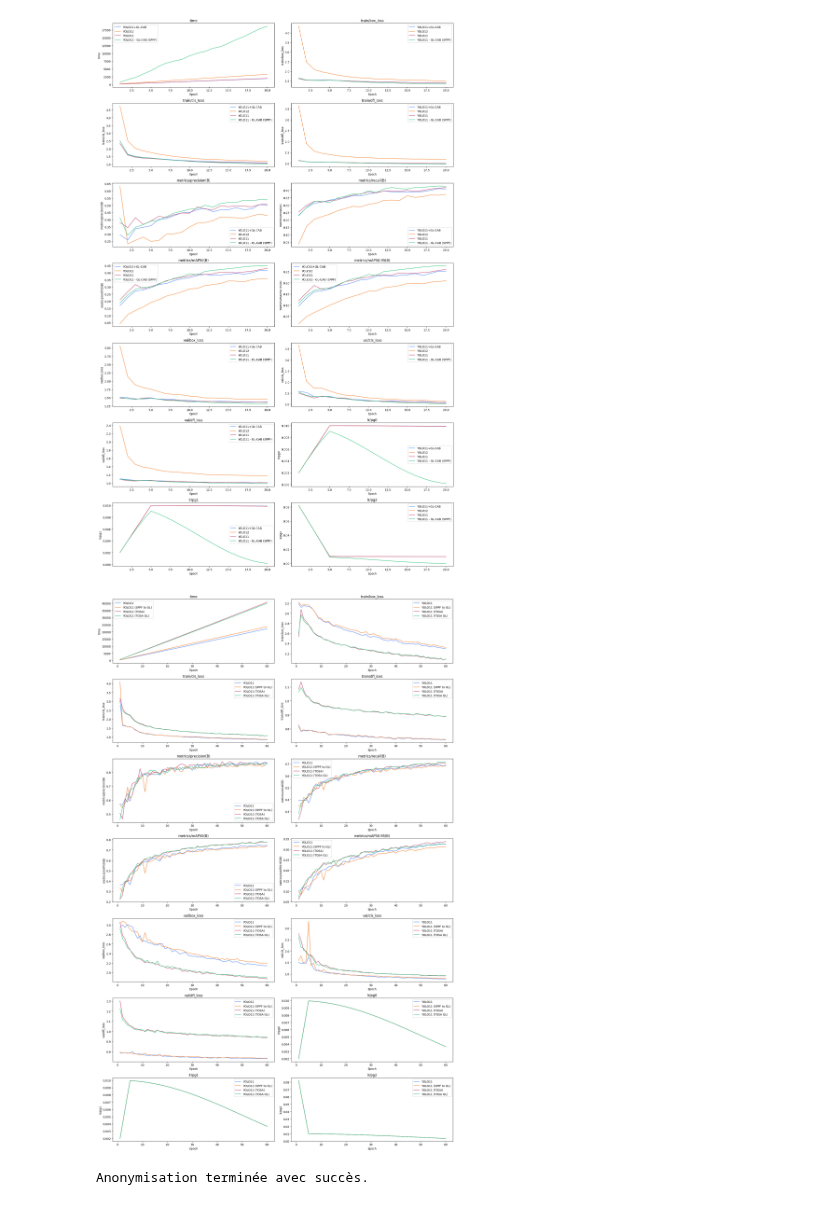
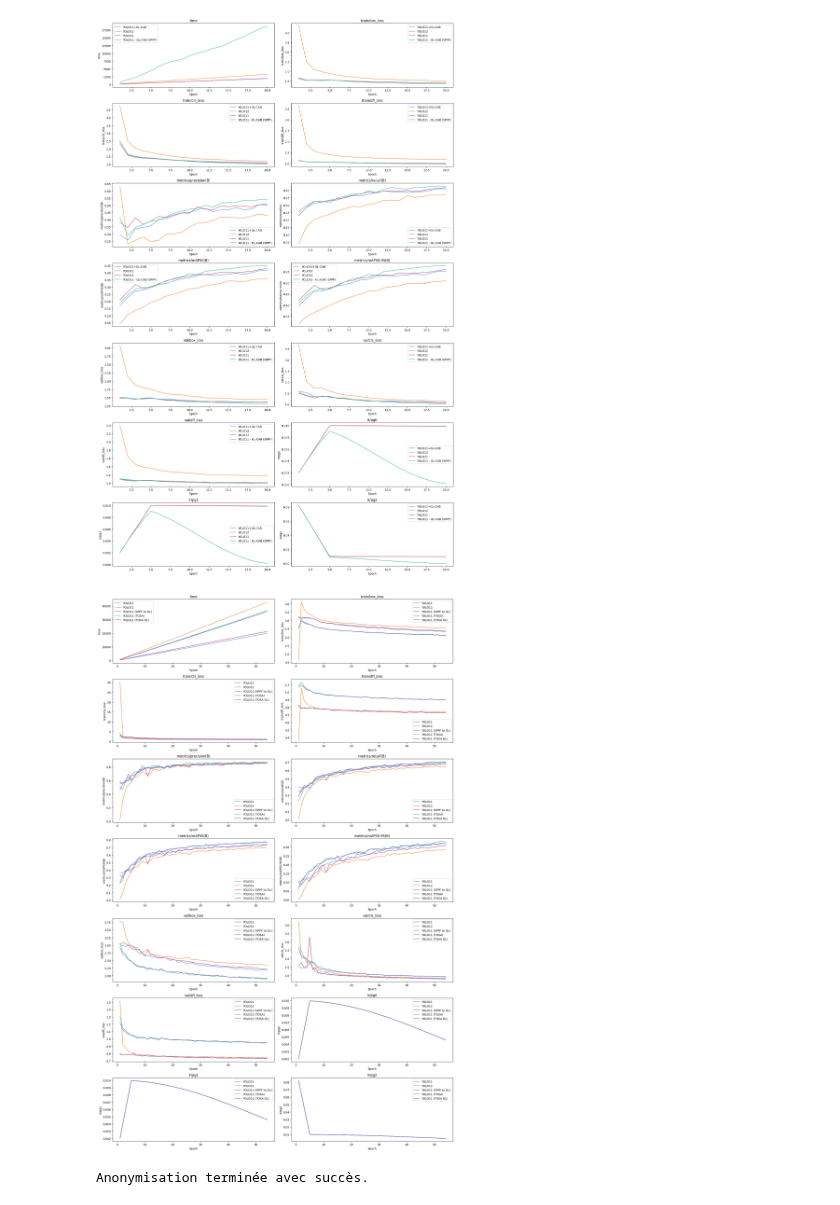
Before and after one commit to osiastossou/gl-yolo, a Jupyter notebook: analyse.ipynb, the cells around one changed output. Saved outputs shown, nothing was run; the diff lists cells and outputs as text; code cells hidden in the pictures.

Commit message:
feat: add Tosa GL

```diff
--- a/analyse.ipynb
+++ b/analyse.ipynb
@@ -165,13 +165,13 @@ import matplotlib.pyplot as plt
 
 # Charger les fichiers
 df_c2psa_gl = pd.read_csv("rs600/yolo11-glcab-full-MVA-300_1280.csv")
-df_y11 = pd.read_csv("rs600/yolo11-MVA-100.csv")[:60]
-df_y12 = pd.read_csv("rs600/yolo12-MVA-300_1280.csv")[:100]
+df_y11 = pd.read_csv("rs600/yolo11-MVA-100.csv")[:54]
+df_y12 = pd.read_csv("rs600/yolo12-MVA-100.csv")[:54]
 #df5 = pd.read_csv("rs600/yolo11-glcab-psa-MVA-300_1280.csv")[:20]
-df_sppf_gl = pd.read_csv("rs600/yolo11-sppf-gl-MVA-100.csv")[:60]
-df_sppf_gl_dw = pd.read_csv("rs600/yolo11-sppf-gl-dw-MVA-100.csv")[:60]
-df_tosa = pd.read_csv("rs600/yolo11-tosa-MVA-100.csv")[:60]
-df_tosa_gl = pd.read_csv("rs600/yolo11-tosa-gl-MVA-100.csv")[:60]
+df_sppf_gl = pd.read_csv("rs600/yolo11-sppf-gl-MVA-100.csv")[:54]
+df_sppf_gl_dw = pd.read_csv("rs600/yolo11-sppf-gl-dw-MVA-100.csv")[:54]
+df_tosa = pd.read_csv("rs600/yolo11-tosa-MVA-100.csv")[:54]
+df_tosa_gl = pd.read_csv("rs600/yolo11-tosa-gl-MVA-100.csv")[:54]
 
 
 
@@ -184,35 +184,35 @@ epochs = df_tosa_gl.iloc[:, 0]
 metrics = df_tosa_gl.columns[1:15]
 
 # Création des subplots (7 lignes × 2 colonnes = 14 graphes)
 fig, axes = plt.subplots(7, 2, figsize=(18, 28))
 axes = axes.flatten()
 
 for i, metric in enumerate(metrics):
     #axes[i].plot(epochs, df1[metric], label="YOLO11+GL-CAB")
     #axes[i].plot(df_c2psa_gl.iloc[:, 0], df_c2psa_gl[metric], label="YOLO11 (C2PSA to GL)")
     axes[i].plot(df_y11.iloc[:, 0], df_y11[metric], label="YOLO11")
     #axes[i].plot(epochs1, df5[metric], label="YOLO11+GL-CAB+PSA")
-    #-axes[i].plot(df_y12.iloc[:, 0], df_y12[metric], label="YOLO12")
+    axes[i].plot(df_y12.iloc[:, 0], df_y12[metric], label="YOLO12")
     axes[i].plot(df_sppf_gl.iloc[:, 0], df_sppf_gl[metric], label="YOLO11 (SPPF to GL)")
     #axes[i].plot(df_sppf_gl_dw.iloc[:, 0], df_sppf_gl_dw[metric], label="YOLO11 (SPPF to GL-DW)")
     axes[i].plot(df_tosa.iloc[:, 0], df_tosa[metric], label="YOLO11 (TOSA)")
     axes[i].plot(df_tosa_gl.iloc[:, 0], df_tosa_gl[metric], label="YOLO11 (TOSA GL)")
 
 
     axes[i].set_title(metric)
     axes[i].set_xlabel("Epoch")
     axes[i].set_ylabel(metric)
     axes[i].legend()
 
 plt.tight_layout()
 
 # Sauvegarde image
 plt.savefig("comparison_metrics.png")
 
 # Affichage
 plt.show()
 # %% [output]
-[figure, old version]
+[figure, new version]
 # %%
 import pandas as pd
 
```
Also changed, not shown: 2 other files.
